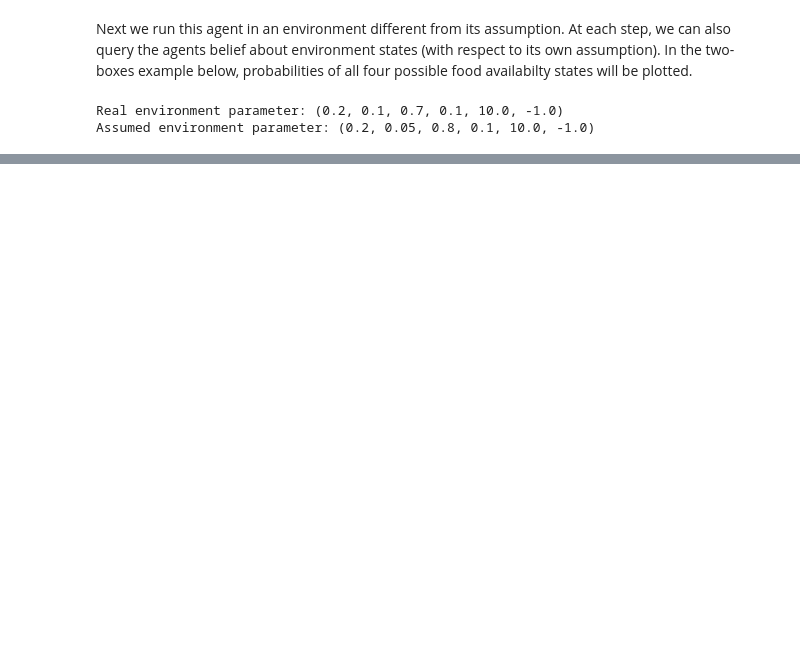
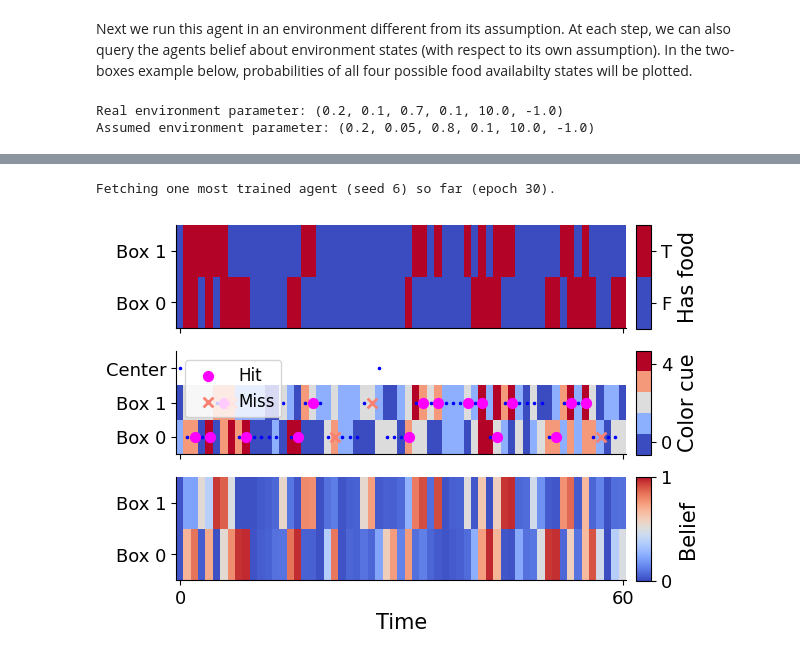
Before and after one commit to XaqLab/box-foraging, a Jupyter notebook: demo.ipynb, the cells around one changed output, grey strips where cells are left out. Drawn from its saved outputs; the diff is of its cells as text; code cells hidden in the pictures; blank space fills up the shorter version.

```diff
--- a/demo.ipynb
+++ b/demo.ipynb
@@ -83,0 +90,10 @@ Plot marginal probability of two boxes
+# %%
+manager = IRCManager(
+    agent_defaults='irc_defaults/coupled_boxes.yaml',
+)
+env_param_grid = 'param_grids/coupled_boxes.yaml'
+max_seed = 3 # number of random seeds for agent training
+count = 2 # number of agents to be trained on the parameter grid
+manager.train_agents(
+    env_param_grid=env_param_grid, seeds=range(max_seed), count=count,
+)
@@ -83,0 +143,16 @@ Plot marginal probability of two boxes
+# %%
+in_env_param = (0.2, 0.1, 0.8, 0.1, 10.0, -1.0, -0.4) # environment parameter of internal model
+agent, _ = manager.get_agent(in_env_param)
+
+env = IdenticalBoxesEnv()
+ex_env_param = (0.2, 0.1, 0.8, 0.1, 10.0, -1.0) # environment parameter of actual external world
+env.set_param(ex_env_param)
+# %% [output]
+Fetching one most trained agent (seed 6) so far (epoch 30).
+# %%
+max_steps = 60
+seed = 0
+episode = agent.run_one_episode(env=env, max_steps=max_steps, seed=seed)
+fig = plot_episode(episode, plot_marginal=True)
+# %% [output]
+[figure, added]
```
Also changed, not shown: parts of 13 cells of this notebook.
